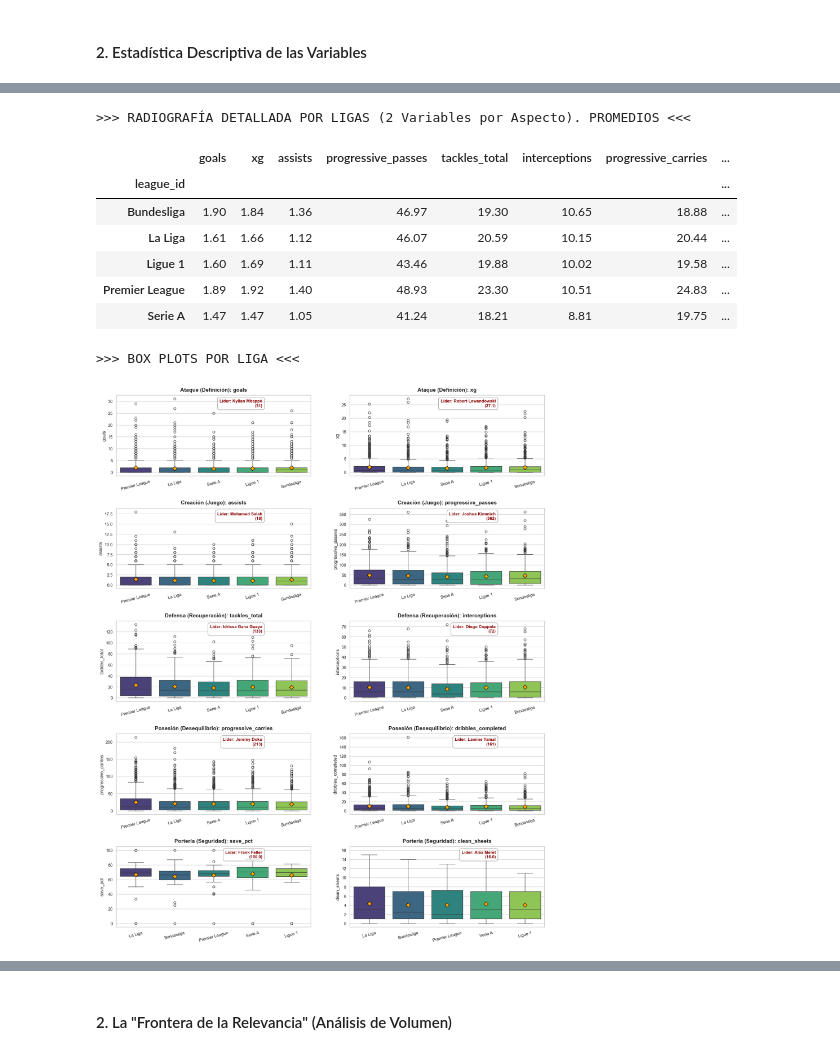
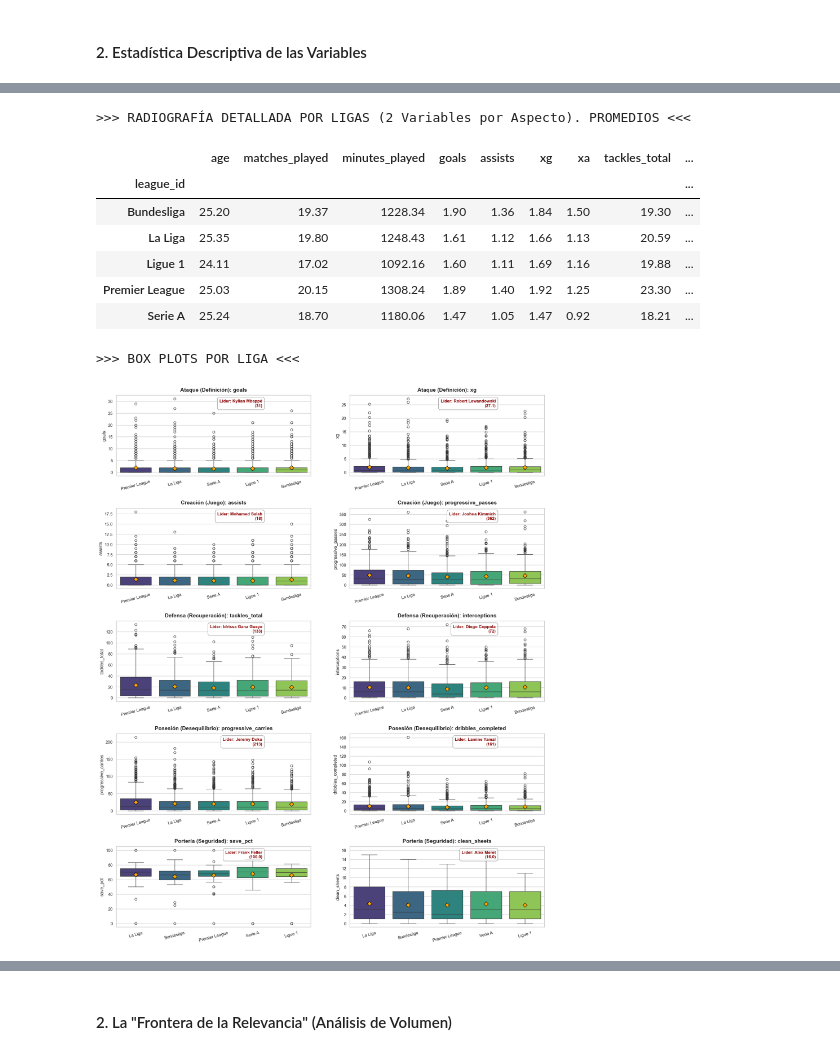
Before and after one commit to RDsanchez-git/Objetive_BallonDor, a Jupyter notebook: notebooks/01_eda_analysis.ipynb, the cells around one changed output, grey strips where cells are left out. Cells and saved outputs as stored; diff of their text form; code cells hidden in the pictures.

```diff
--- a/notebooks/01_eda_analysis.ipynb
+++ b/notebooks/01_eda_analysis.ipynb
@@ -861,7 +1552,7 @@ metrics_aspects = {
 
 # 3. TABLA COMPARATIVA DE PROMEDIOS
 print("\n>>> RADIOGRAFÍA DETALLADA POR LIGAS (2 Variables por Aspecto). PROMEDIOS <<<")
-league_stats = df_leagues.groupby('league_id')[all_metrics].mean()
+league_stats = df_leagues.groupby('league_id')[metrics].mean()
 display(league_stats.style.background_gradient(cmap='Greens', axis=0).format("{:.2f}"))
 
 # 4. GRÁFICO BOX PLOT
@@ -907,39 +1598,39 @@ for aspect, metrics in metrics_aspects.items():
             )
 
             # Títulos y Ejes
             axes[row, col].set_title(f'{aspect}: {metric}', fontsize=14, fontweight='bold', pad=10)
             axes[row, col].tick_params(axis='x', rotation=15, labelsize=11)
             axes[row, col].set_xlabel('')
 
             # --- ETIQUETAR AL LÍDER ---
             if not data_to_plot.empty:
                 max_val = data_to_plot[metric].max()
                 best_idx = data_to_plot[metric].idxmax()
 
                 if best_idx in data_to_plot.index:
                     best_player = data_to_plot.loc[best_idx, 'player_name']
 
                     axes[row, col].text(
                         x=0.75, y=0.95,
                         s=f"Líder: {best_player}\n({max_val})",
                         transform=axes[row, col].transAxes,
                         ha='right', va='top',
                         fontsize=11, color='darkred', fontweight='bold',
                         bbox=dict(facecolor='white', alpha=0.8, edgecolor='gray', boxstyle='round,pad=0.5')
                     )
 
         col += 1
     row += 1
 
 plt.show()
 # %% [output]
 >>> RADIOGRAFÍA DETALLADA POR LIGAS (2 Variables por Aspecto). PROMEDIOS <<<
-|  | goals | xg | assists | progressive_passes | tackles_total | interceptions | progressive_carries | ... |
-| league_id |  |  |  |  |  |  |  | ... |
-| Bundesliga | 1.90 | 1.84 | 1.36 | 46.97 | 19.30 | 10.65 | 18.88 | ... |
-| La Liga | 1.61 | 1.66 | 1.12 | 46.07 | 20.59 | 10.15 | 20.44 | ... |
-| Ligue 1 | 1.60 | 1.69 | 1.11 | 43.46 | 19.88 | 10.02 | 19.58 | ... |
-| Premier League | 1.89 | 1.92 | 1.40 | 48.93 | 23.30 | 10.51 | 24.83 | ... |
-| Serie A | 1.47 | 1.47 | 1.05 | 41.24 | 18.21 | 8.81 | 19.75 | ... |
+|  | age | matches_played | minutes_played | goals | assists | xg | xa | tackles_total | ... |
+| league_id |  |  |  |  |  |  |  |  | ... |
+| Bundesliga | 25.20 | 19.37 | 1228.34 | 1.90 | 1.36 | 1.84 | 1.50 | 19.30 | ... |
+| La Liga | 25.35 | 19.80 | 1248.43 | 1.61 | 1.12 | 1.66 | 1.13 | 20.59 | ... |
+| Ligue 1 | 24.11 | 17.02 | 1092.16 | 1.60 | 1.11 | 1.69 | 1.16 | 19.88 | ... |
+| Premier League | 25.03 | 20.15 | 1308.24 | 1.89 | 1.40 | 1.92 | 1.25 | 23.30 | ... |
+| Serie A | 25.24 | 18.70 | 1180.06 | 1.47 | 1.05 | 1.47 | 0.92 | 18.21 | ... |
 >>> BOX PLOTS POR LIGA <<<
 [figure]
```
Also changed, not shown: parts of 16 cells of this notebook.
